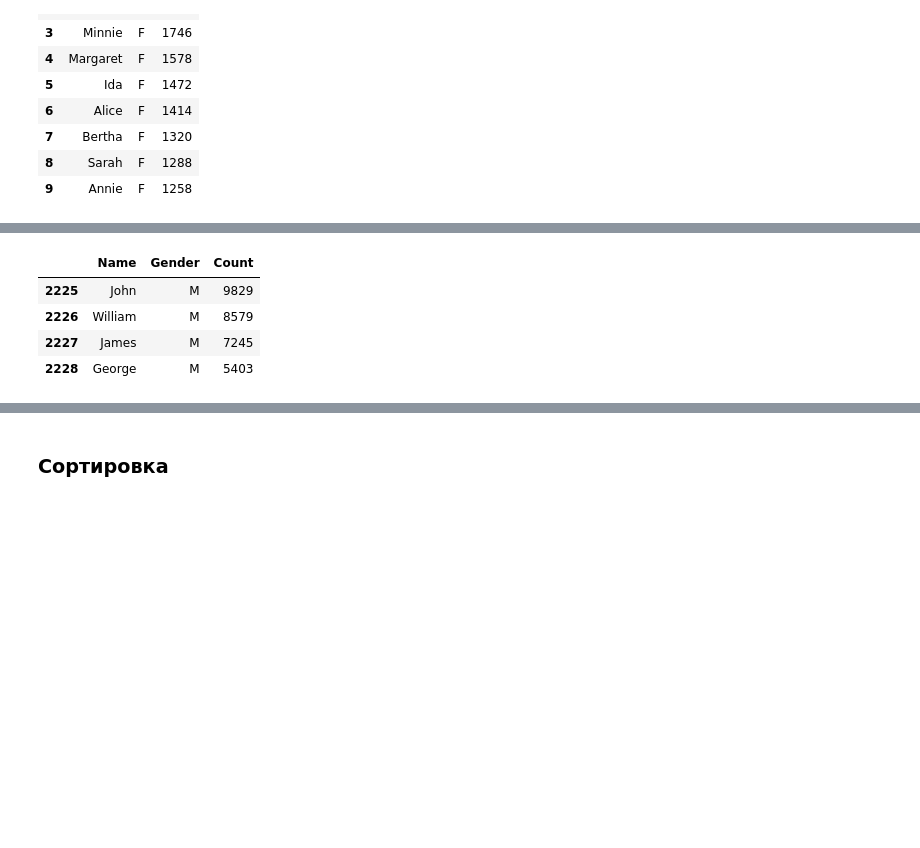
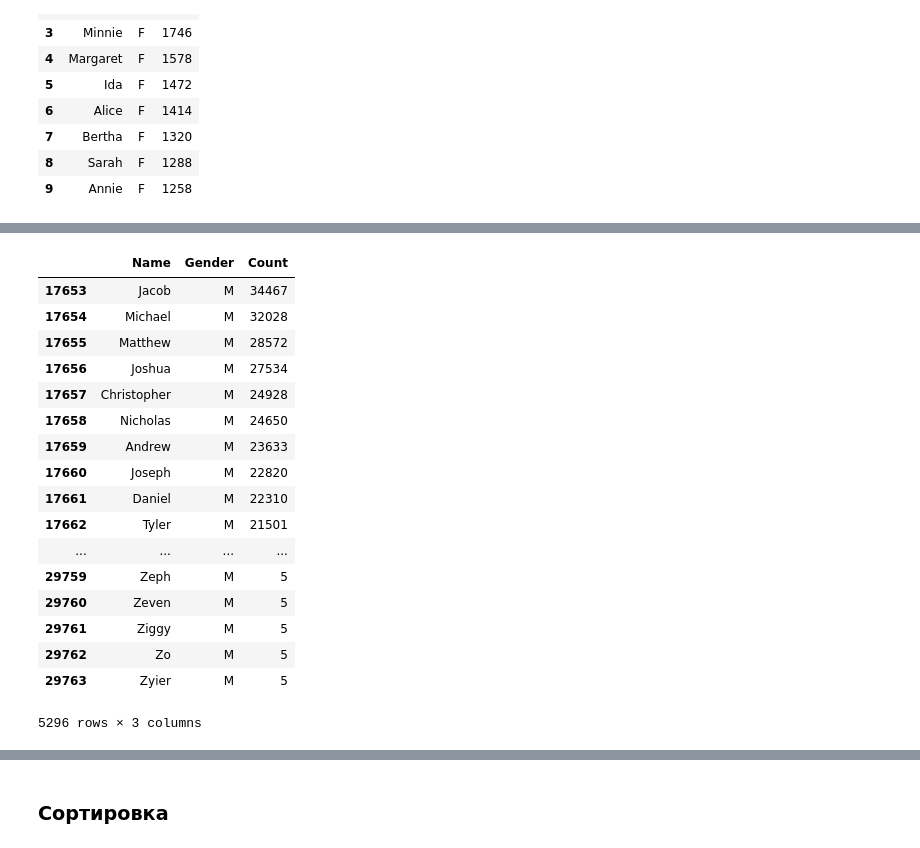
Before and after one commit to netology-code/pythoncourse, a Jupyter notebook: 4_1_Common.ipynb, the cells around one changed output, grey strips where cells are left out. Cells and saved outputs as stored; diff of their text form; code cells hidden in the pictures; blank space fills up the shorter version.

```diff
--- a/4_1_Common.ipynb
+++ b/4_1_Common.ipynb
@@ -134,7 +134,7 @@ pd.read_csv(DATA_PATH + 'yob1880.txt').head(10)
 | 9 | Annie | F | 1258 |
 # %%
 names = pd.read_csv(
-    DATA_PATH + 'yob1900.txt',
+    DATA_PATH + 'yob2000.txt',
     names=['Name','Gender','Count']
 )
 names.head(10)
@@ -179,9 +173,22 @@ names.query('Count > 5000')
 # %%
-names.query('Count > 5000 & Gender == "M"')
+names.query('(Count > 20000 | Count < 10) & Gender == "M"')
 # %% [output]
 |  | Name | Gender | Count |
-| 2225 | John | M | 9829 |
-| 2226 | William | M | 8579 |
-| 2227 | James | M | 7245 |
-| 2228 | George | M | 5403 |
+| 17653 | Jacob | M | 34467 |
+| 17654 | Michael | M | 32028 |
+| 17655 | Matthew | M | 28572 |
+| 17656 | Joshua | M | 27534 |
+| 17657 | Christopher | M | 24928 |
+| 17658 | Nicholas | M | 24650 |
+| 17659 | Andrew | M | 23633 |
+| 17660 | Joseph | M | 22820 |
+| 17661 | Daniel | M | 22310 |
+| 17662 | Tyler | M | 21501 |
+| ... | ... | ... | ... |
+| 29759 | Zeph | M | 5 |
+| 29760 | Zeven | M | 5 |
+| 29761 | Ziggy | M | 5 |
+| 29762 | Zo | M | 5 |
+| 29763 | Zyier | M | 5 |
+5296 rows × 3 columns
 # %%
```
Also changed, not shown: parts of 23 cells of this notebook.
